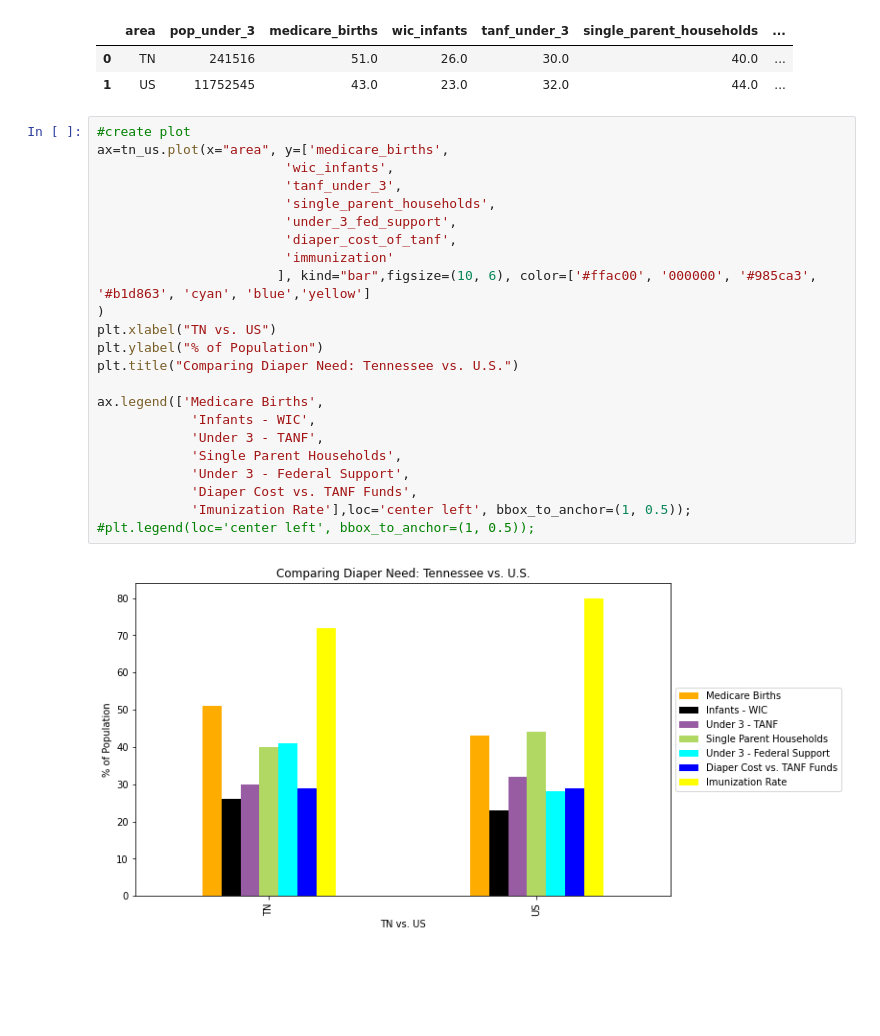
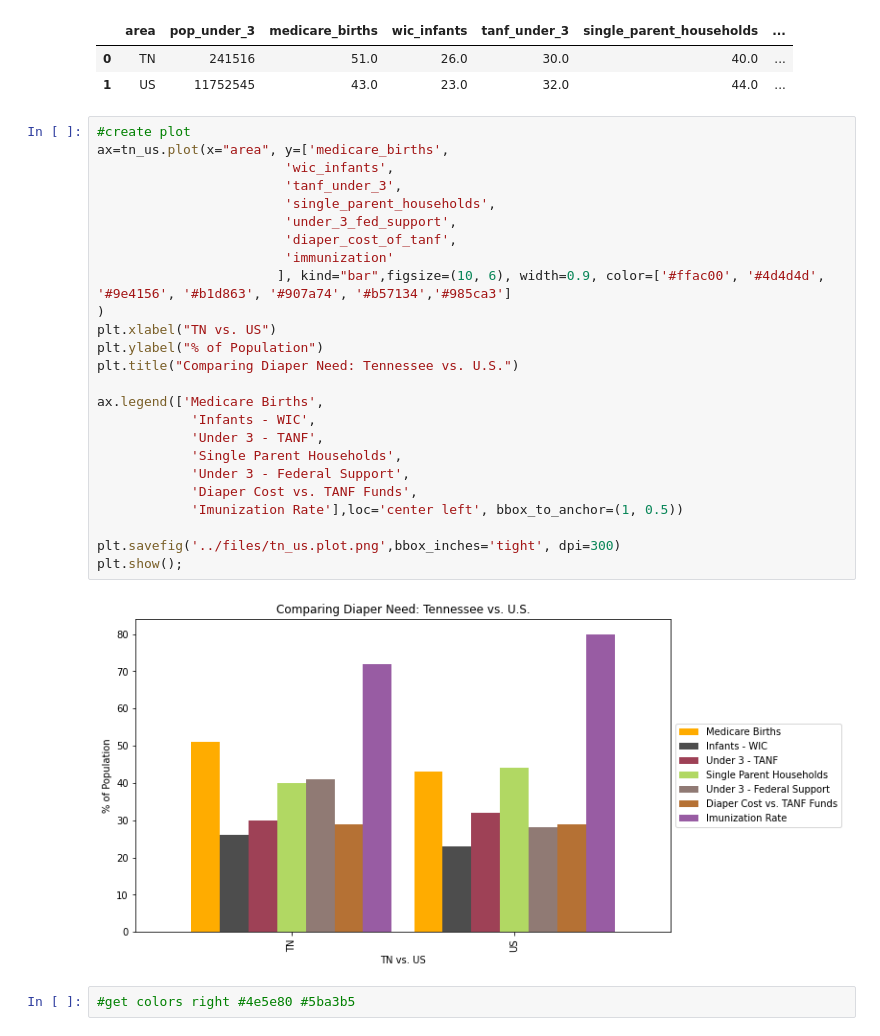
Before and after one commit to paulballenger/nashville_diaper_connection, a Jupyter notebook: notebooks/tn_us_diaper.ipynb, the cells around one changed output. Saved outputs shown, nothing was run; the diff lists cells and outputs as text; blank space fills up the shorter version.

```diff
--- a/notebooks/tn_us_diaper.ipynb
+++ b/notebooks/tn_us_diaper.ipynb
@@ -91,25 +91,29 @@ tn_us
 # %%
 #create plot
 ax=tn_us.plot(x="area", y=['medicare_births',
                         'wic_infants',
                         'tanf_under_3',
                         'single_parent_households',
                         'under_3_fed_support',
                         'diaper_cost_of_tanf',
                         'immunization'
-                       ], kind="bar",figsize=(10, 6), color=['#ffac00', '000000', '#985ca3', '#b1d863', 'cyan', 'blue','yellow']
+                       ], kind="bar",figsize=(10, 6), width=0.9, color=['#ffac00', '#4d4d4d', '#9e4156', '#b1d863', '#907a74', '#b57134','#985ca3']
 )
 plt.xlabel("TN vs. US")
 plt.ylabel("% of Population")
 plt.title("Comparing Diaper Need: Tennessee vs. U.S.")
 
 ax.legend(['Medicare Births',
             'Infants - WIC',
             'Under 3 - TANF',
             'Single Parent Households',
             'Under 3 - Federal Support',
             'Diaper Cost vs. TANF Funds',
-            'Imunization Rate'],loc='center left', bbox_to_anchor=(1, 0.5));
-#plt.legend(loc='center left', bbox_to_anchor=(1, 0.5));
+            'Imunization Rate'],loc='center left', bbox_to_anchor=(1, 0.5))
+
+plt.savefig('../files/tn_us.plot.png',bbox_inches='tight', dpi=300)
+plt.show();
 # %% [output]
-[figure, old version]
+[figure, new version]
+# %%
+#get colors right #4e5e80 #5ba3b5
```
Also changed, not shown: 6 other files.
